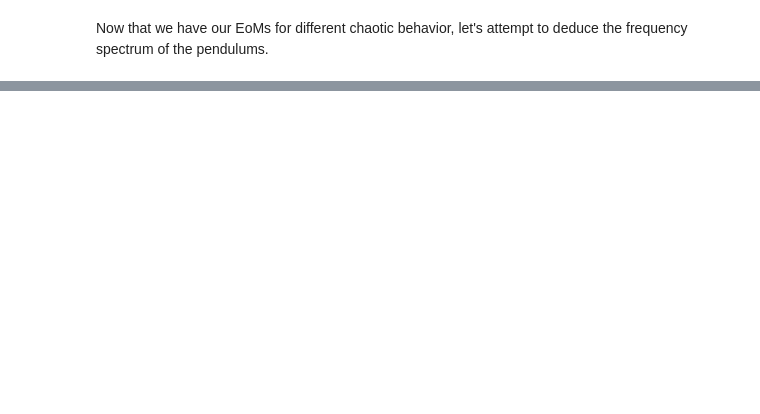
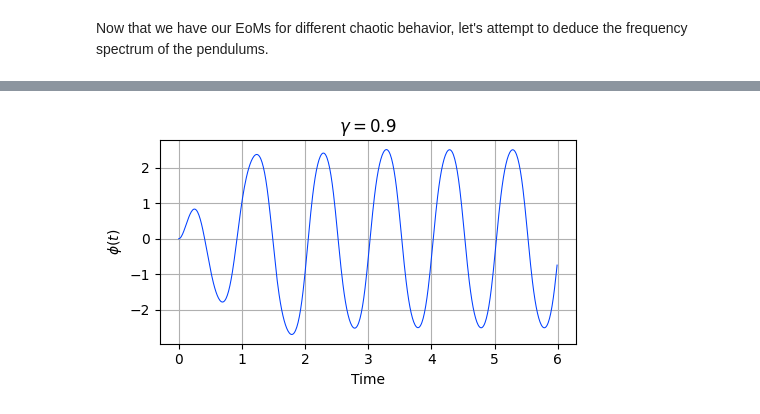
Before and after one commit to dylanbloodworth/LearningNumericalMethods, a Jupyter notebook: Chapter 3/3.4 Fourier.ipynb, the cells around one changed output, grey strips where cells are left out. Saved outputs shown, nothing was run; the diff lists cells and outputs as text; code cells hidden in the pictures; blank space fills up the shorter version.

```diff
--- a/Chapter 3/3.4 Fourier.ipynb
+++ b/Chapter 3/3.4 Fourier.ipynb
@@ -352,0 +361,15 @@ plt.show()
+# %%
+w = 2*pi ; w0 = 1.5*w ; beta = w0/4 ; N = 600 ; h = 0.01
+
+gamma = 0.9
+coords, t = dsbRK4([0, 0], realrealPen, 2, N, h)
+x, v = coords
+
+plt.figure(figsize = (5, 3))
+plt.title('$\\gamma = 0.9$')
+plt.ylabel('$\\phi(t)$')
+plt.xlabel('Time')
+plt.plot(t, x)
+plt.show()
+# %% [output]
+[figure, added]
```
Also changed, not shown: parts of 19 cells of this notebook.
